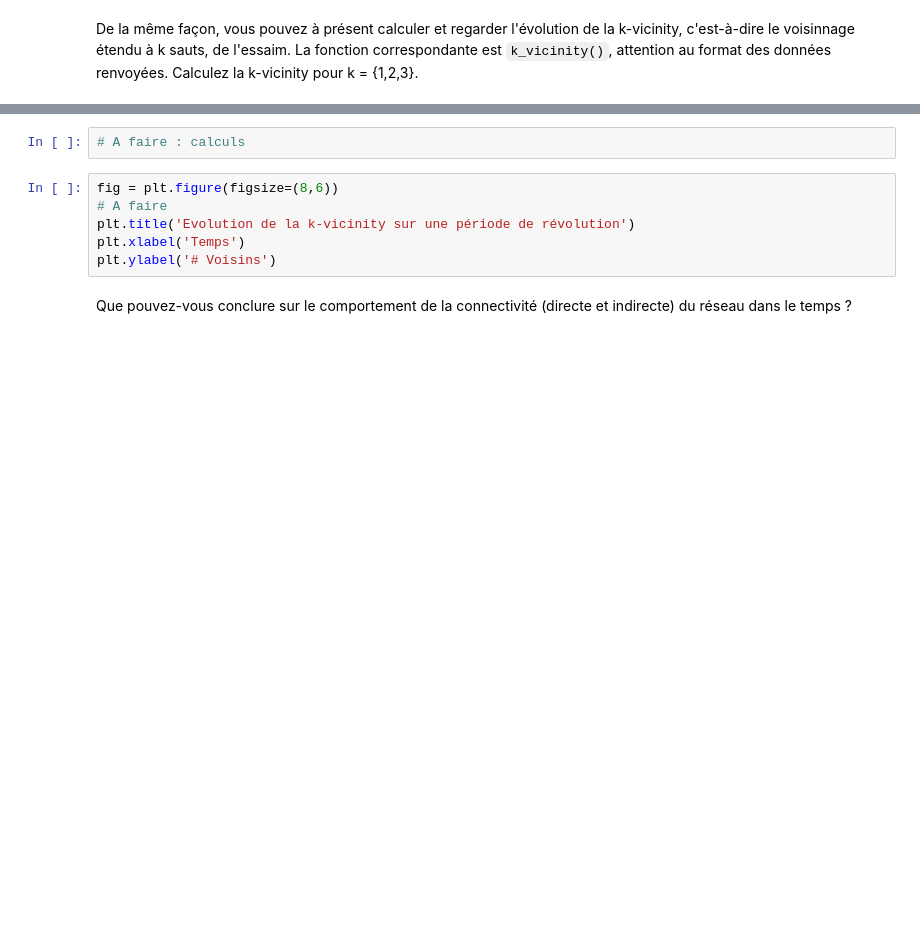
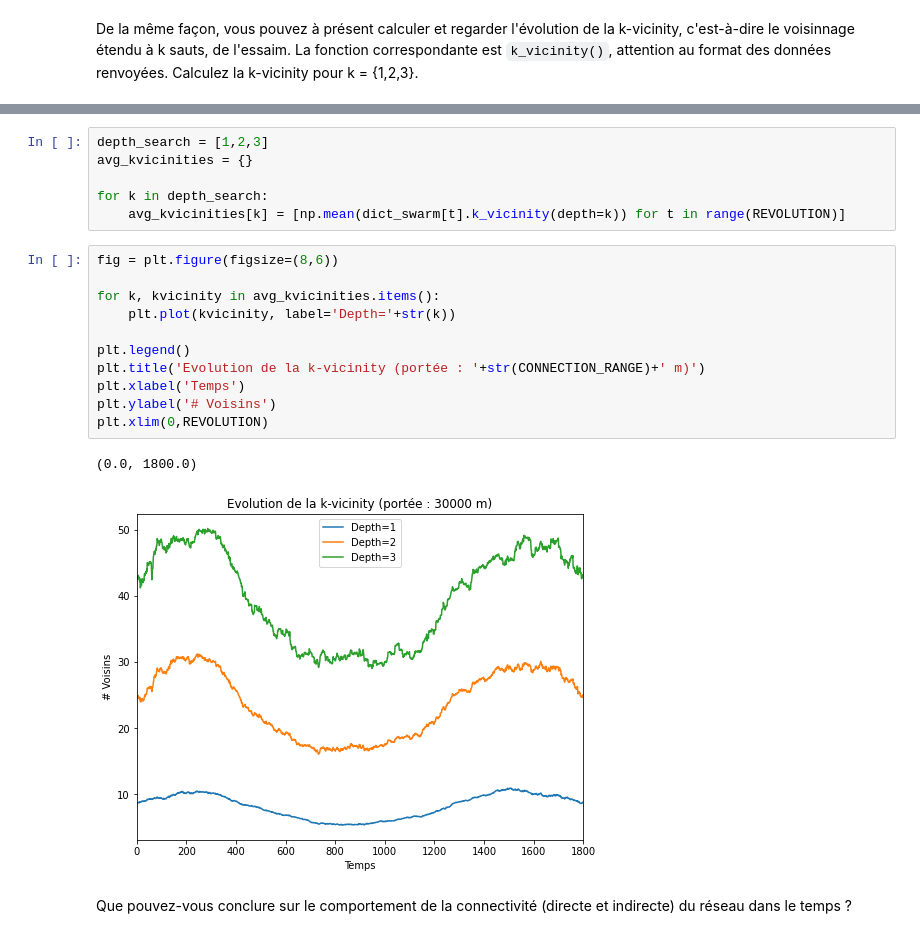
Before and after one commit to eakopyan/SwarmPy_Simulator, a Jupyter notebook: tp/sujet_tp.ipynb, the cells around one changed output, grey strips where cells are left out. Cells and saved outputs as stored; diff of their text form; blank space fills up the shorter version.

```diff
--- a/tp/sujet_tp.ipynb
+++ b/tp/sujet_tp.ipynb
@@ -169,11 +219,23 @@ help(Swarm.k_vicinity)
-# %%
-# A faire : calculs
+# %%
+depth_search = [1,2,3]
+avg_kvicinities = {}
+
+for k in depth_search:
+    avg_kvicinities[k] = [np.mean(dict_swarm[t].k_vicinity(depth=k)) for t in range(REVOLUTION)]
 # %%
 fig = plt.figure(figsize=(8,6))
-# A faire
-plt.title('Evolution de la k-vicinity sur une période de révolution')
+
+for k, kvicinity in avg_kvicinities.items():
+    plt.plot(kvicinity, label='Depth='+str(k))
+
+plt.legend()
+plt.title('Evolution de la k-vicinity (portée : '+str(CONNECTION_RANGE)+' m)')
 plt.xlabel('Temps')
 plt.ylabel('# Voisins')
+plt.xlim(0,REVOLUTION)
+# %% [output]
+(0.0, 1800.0)
+[figure, added]
 # %% [markdown]
 Que pouvez-vous conclure sur le comportement de la connectivité (directe et indirecte) du réseau dans le temps ?
 # %%
```
Also changed, not shown: parts of 15 cells of this notebook, 1 other file.
